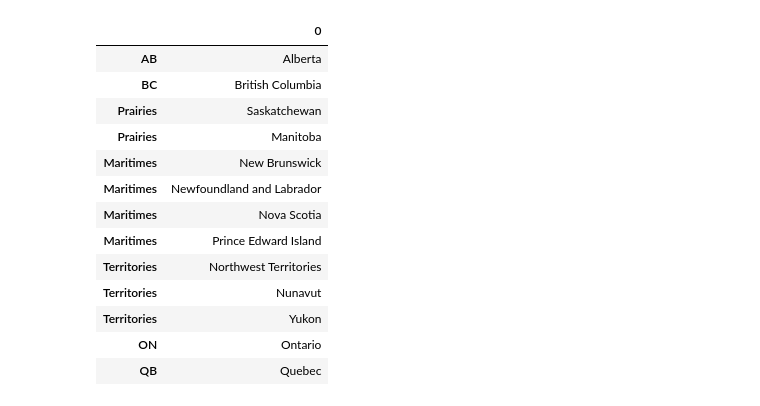
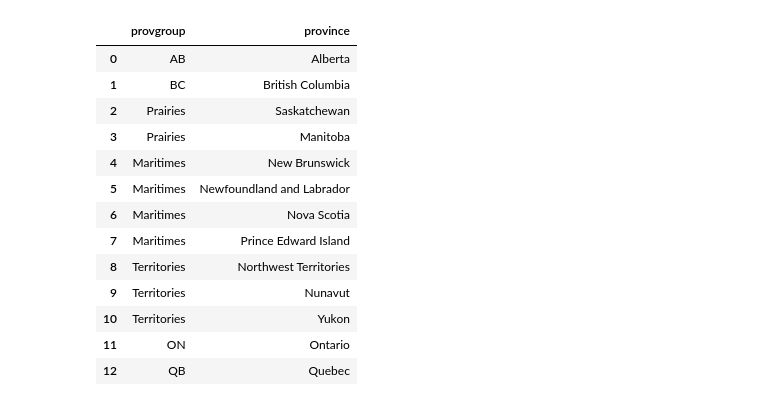
Before and after one commit to freinric/Dashboard_Cost-of-living, a Jupyter notebook: src/provgroupcol.ipynb, the cells around one changed output. Cells and saved outputs as stored; diff of their text form; code cells hidden in the pictures.

```diff
--- a/src/provgroupcol.ipynb
+++ b/src/provgroupcol.ipynb
@@ -47,19 +47,21 @@ provdict = {'AB': 'Alberta',
 # %%
 provdf = pd.DataFrame.from_dict(provdict, orient='index')
 provdf = provdf.explode(0)
+provdf.reset_index(inplace=True)
+provdf.rename(columns={0:'province', 'index':'provgroup'}, inplace=True)
 provdf
 # %% [output]
-|  | 0 |
-| AB | Alberta |
-| BC | British Columbia |
-| Prairies | Saskatchewan |
-| Prairies | Manitoba |
-| Maritimes | New Brunswick |
-| Maritimes | Newfoundland and Labrador |
-| Maritimes | Nova Scotia |
-| Maritimes | Prince Edward Island |
-| Territories | Northwest Territories |
-| Territories | Nunavut |
-| Territories | Yukon |
-| ON | Ontario |
-| QB | Quebec |
+|  | provgroup | province |
+| 0 | AB | Alberta |
+| 1 | BC | British Columbia |
+| 2 | Prairies | Saskatchewan |
+| 3 | Prairies | Manitoba |
+| 4 | Maritimes | New Brunswick |
+| 5 | Maritimes | Newfoundland and Labrador |
+| 6 | Maritimes | Nova Scotia |
+| 7 | Maritimes | Prince Edward Island |
+| 8 | Territories | Northwest Territories |
+| 9 | Territories | Nunavut |
+| 10 | Territories | Yukon |
+| 11 | ON | Ontario |
+| 12 | QB | Quebec |
```
Also changed, not shown: parts of 4 cells of this notebook, 1 other file.
